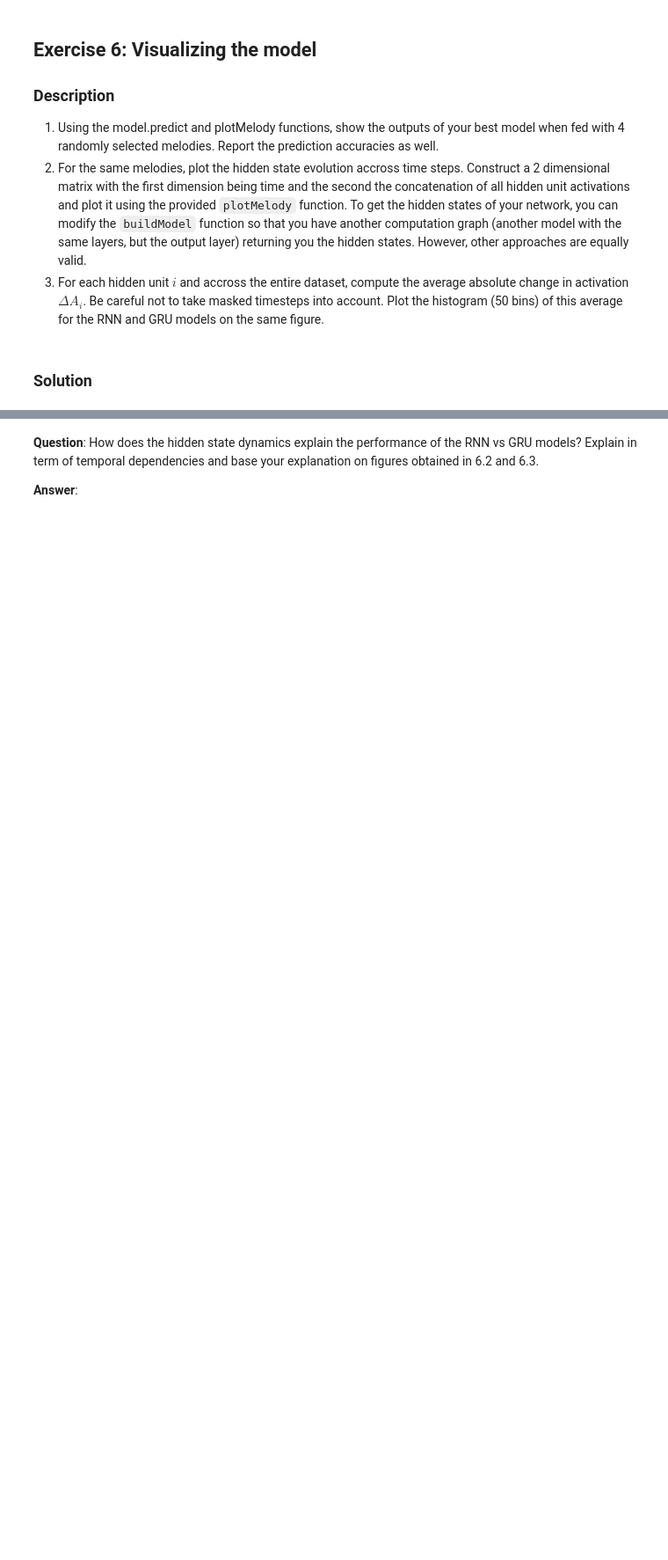
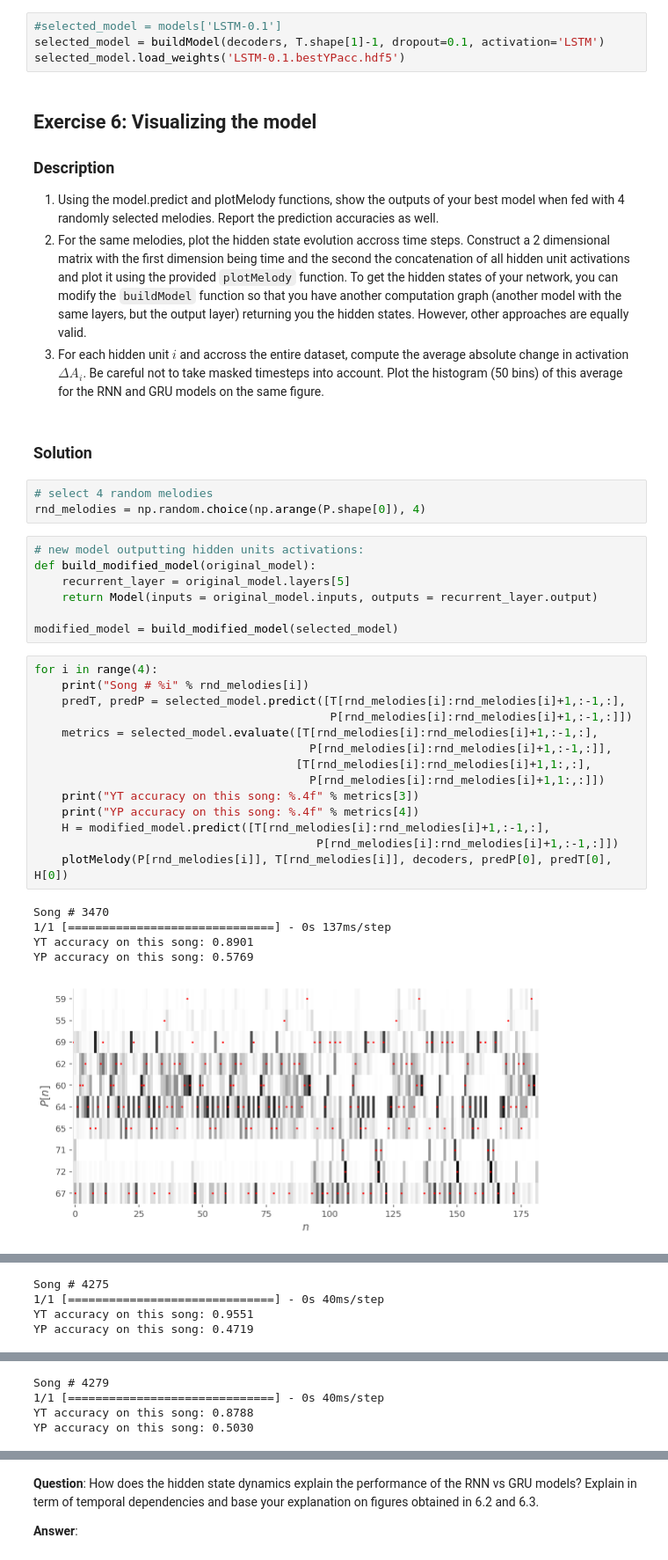
Before and after one commit to adrian-valente/ANN_project1, a Jupyter notebook: miniproject2.ipynb, the cells around one changed output, grey strips where cells are left out. Shown at 88% size. Drawn from its saved outputs; the diff is of its cells as text; blank space fills up the shorter version.

```diff
--- a/miniproject2.ipynb
+++ b/miniproject2.ipynb
@@ -666,6 +824,10 @@ RNNmodel.summary()
 **Question**: In a few sentences, comment on the plot comparing learning curves for the two activation function.
 
 **Answer**:
+# %%
+#selected_model = models['LSTM-0.1']
+selected_model = buildModel(decoders, T.shape[1]-1, dropout=0.1, activation='LSTM')
+selected_model.load_weights('LSTM-0.1.bestYPacc.hdf5')
 # %% [markdown]
 ## Exercise 6: Visualizing the model
 ### Description
@@ -675,3 +837,33 @@ RNNmodel.summary()
 3. For each hidden unit $i$ and accross the entire dataset, compute the average absolute change in activation $\Delta A_i$. Be careful not to take masked timesteps into account. Plot the histogram (50 bins) of this average for the RNN and GRU models on the same figure.
 # %% [markdown]
 ### Solution
+# %%
+# select 4 random melodies
+rnd_melodies = np.random.choice(np.arange(P.shape[0]), 4)
+# %%
+# new model outputting hidden units activations:
+def build_modified_model(original_model):
+    recurrent_layer = original_model.layers[5]
+    return Model(inputs = original_model.inputs, outputs = recurrent_layer.output)
+
+modified_model = build_modified_model(selected_model)
+# %%
+for i in range(4):
+    print("Song # %i" % rnd_melodies[i])
+    predT, predP = selected_model.predict([T[rnd_melodies[i]:rnd_melodies[i]+1,:-1,:],
+                                           P[rnd_melodies[i]:rnd_melodies[i]+1,:-1,:]])
+    metrics = selected_model.evaluate([T[rnd_melodies[i]:rnd_melodies[i]+1,:-1,:],
+                                        P[rnd_melodies[i]:rnd_melodies[i]+1,:-1,:]],
+                                      [T[rnd_melodies[i]:rnd_melodies[i]+1,1:,:],
+                                        P[rnd_melodies[i]:rnd_melodies[i]+1,1:,:]])
+    print("YT accuracy on this song: %.4f" % metrics[3])
+    print("YP accuracy on this song: %.4f" % metrics[4])
+    H = modified_model.predict([T[rnd_melodies[i]:rnd_melodies[i]+1,:-1,:],
+                                         P[rnd_melodies[i]:rnd_melodies[i]+1,:-1,:]])
+    plotMelody(P[rnd_melodies[i]], T[rnd_melodies[i]], decoders, predP[0], predT[0], H[0])
+# %% [output]
+Song # 3470
+1/1 [==============================] - 0s 137ms/step
+YT accuracy on this song: 0.8901
+YP accuracy on this song: 0.5769
+[figure, added]
@@ -677,0 +872,4 @@ RNNmodel.summary()
+Song # 4275
+1/1 [==============================] - 0s 40ms/step
+YT accuracy on this song: 0.9551
+YP accuracy on this song: 0.4719
@@ -677,0 +879,4 @@ RNNmodel.summary()
+Song # 4279
+1/1 [==============================] - 0s 40ms/step
+YT accuracy on this song: 0.8788
+YP accuracy on this song: 0.5030
```
Also changed, not shown: parts of 26 cells of this notebook.
